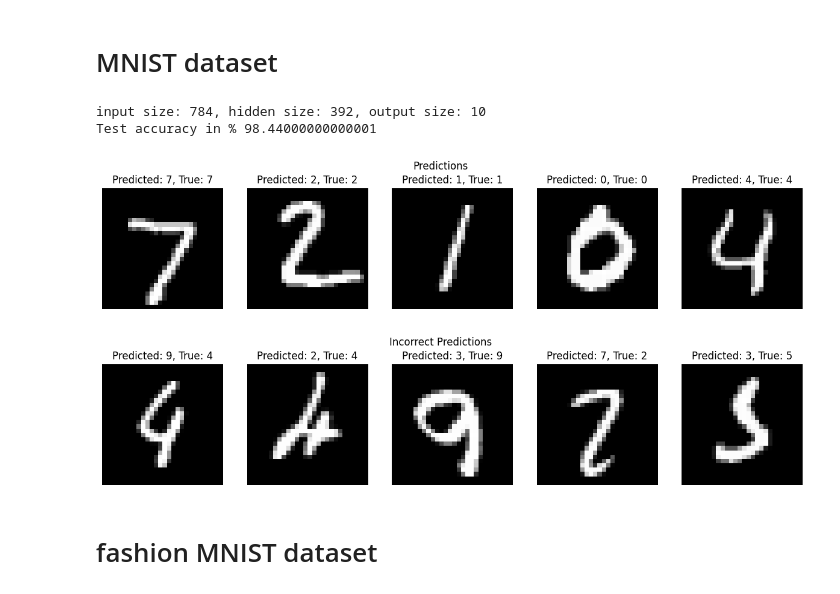
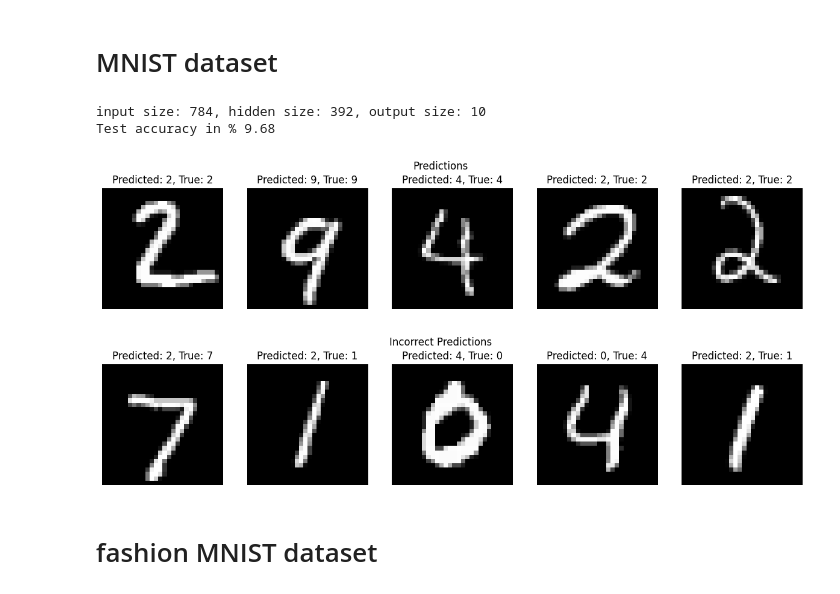
Before and after one commit to erjbroek/NNfromScratch, a Jupyter notebook: nn.ipynb, the cells around one changed output. Saved outputs shown, nothing was run; the diff lists cells and outputs as text; code cells hidden in the pictures.

```diff
--- a/nn.ipynb
+++ b/nn.ipynb
@@ -87,28 +103,28 @@ Average Testing Accuracy: 99.83% ± 0.73%
 # %%
 mnist_train_x = mnist_train.iloc[:, 1:].values / 255
 mnist_train_y = np.eye(10)[mnist_train.iloc[:, 0].values]
 mnist_test_x = mnist_test.iloc[:, 1:].values / 255
 mnist_test_y = np.eye(10)[mnist_test.iloc[:, 0].values]
 
 input_size = len(mnist_train_x[0])
 output_size = len(np.unique(mnist_train.iloc[:, 0].values))
 hidden_size = input_size // 2
 print(f"input size: {input_size}, hidden size: {hidden_size}, output size: {output_size}")
 
 network = NeuralNetwork(input_size, hidden_size, output_size)
-epochs = 30
-learning_rate = 0.01
+epochs = 0
+learning_rate = 0.001
 
 loss, accuracy = network.train_mbgd(mnist_train_x, mnist_train_y, epochs, learning_rate, 64)
 test_accuracy, predicted_class, true_class = network.evaluate(mnist_test_x, mnist_test_y)
 
 print(f"Test accuracy in % {test_accuracy}")
 render_mnist(mnist_test_x, predicted_class, true_class, 5, 5)
 # %% [output]
 input size: 784, hidden size: 392, output size: 10
-Test accuracy in % 98.44000000000001
+Test accuracy in % 9.68
-[figure, old version]
+[figure, new version]
-[figure, old version]
+[figure, new version]
 # %% [markdown]
 # fashion MNIST dataset
 # %%
```
Also changed, not shown: parts of 1 cell of this notebook, 4 other files.
